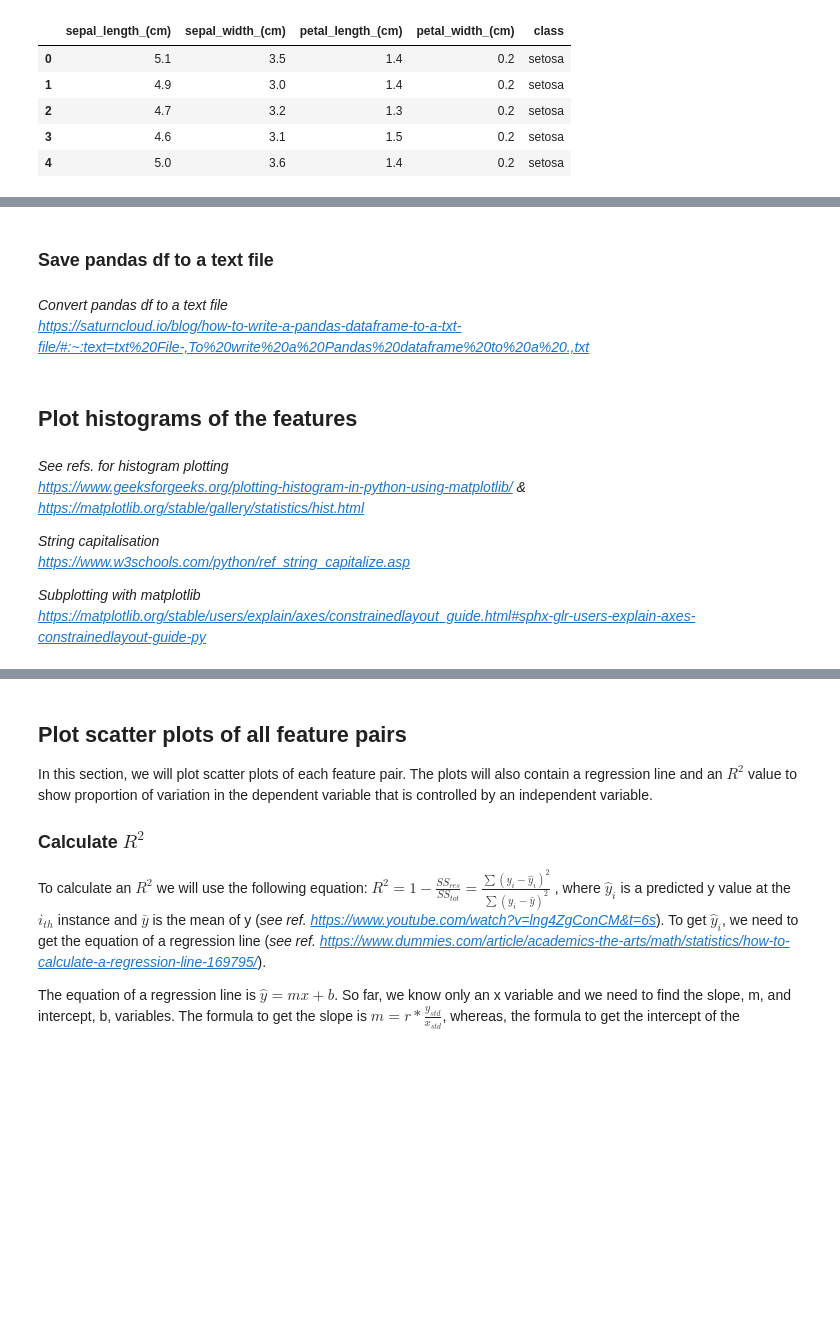
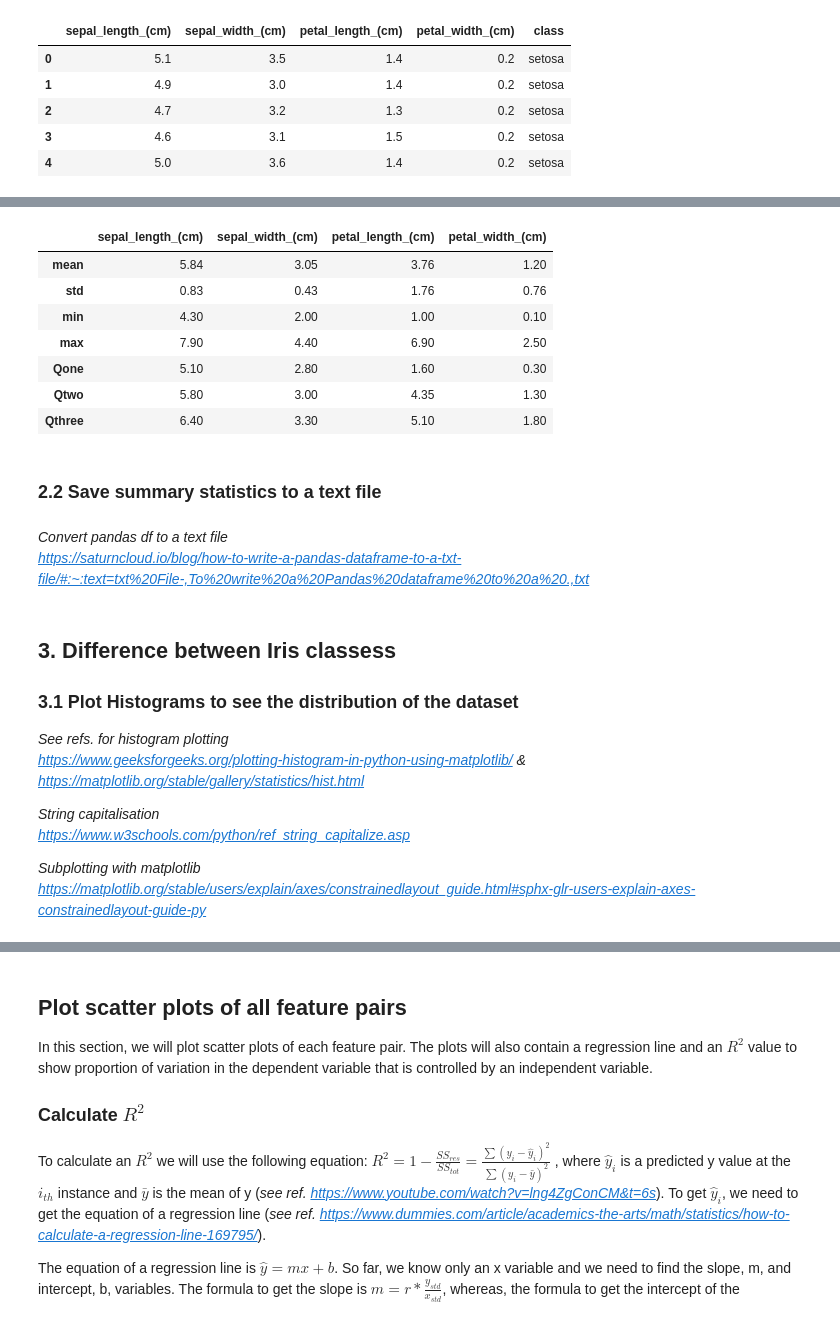
Before and after one commit to aldaszarnauskas/exploratory_analysis_iris_dataset, a Jupyter notebook: pands-project.ipynb, the cells around one changed output, grey strips where cells are left out. Drawn from its saved outputs; the diff is of its cells as text; code cells hidden in the pictures; blank space fills up the shorter version.

```diff
--- a/pands-project.ipynb
+++ b/pands-project.ipynb
@@ -184,13 +137,46 @@ sum_stats
+# %%
+adict = dict()
+features = df.columns[:4]
+statistics = ["mean", "std", "min", "max", "Qone", "Qtwo", "Qthree"]
+
+for feature in features:
+
+    feature_series = df[feature]
+
+    mean = round(np.mean(feature_series), 2) # Compute mean
+    std = round(np.std(feature_series), 2) # Compute standard
+    minima = round(np.min(feature_series), 2) # Compute minimum
+    maxima = round(np.max(feature_series), 2) # Compute maximum
+    Qone = round(np.quantile(feature_series,0.25), 2) # Compute first quartile
+    Qtwo = round(np.median(feature_series), 2) # Compute second quartile
+    Qthree = round(np.quantile(feature_series,0.75), 2) # Compute third quartile
+
+    adict[feature] = [mean, std, minima, maxima, Qone, Qtwo, Qthree]
+
+sum_stats = pd.DataFrame(adict)
+sum_stats.index = [statistics]
+sum_stats
+# %% [output]
+|  | sepal_length_(cm) | sepal_width_(cm) | petal_length_(cm) | petal_width_(cm) |
+| mean | 5.84 | 3.05 | 3.76 | 1.20 |
+| std | 0.83 | 0.43 | 1.76 | 0.76 |
+| min | 4.30 | 2.00 | 1.00 | 0.10 |
+| max | 7.90 | 4.40 | 6.90 | 2.50 |
+| Qone | 5.10 | 2.80 | 1.60 | 0.30 |
+| Qtwo | 5.80 | 3.00 | 4.35 | 1.30 |
+| Qthree | 6.40 | 3.30 | 5.10 | 1.80 |
 # %% [markdown]
-### Save pandas df to a text file
+### 2.2 Save summary statistics to a text file
 # %% [markdown]
 *Convert pandas df to a text file
 https://saturncloud.io/blog/how-to-write-a-pandas-dataframe-to-a-txt-file/#:~:text=txt%20File-,To%20write%20a%20Pandas%20dataframe%20to%20a%20.,txt*
 # %%
 sum_stats.to_csv('sum_stats.txt', sep='\t', index=True)
-# %% [markdown]
-## Plot histograms of the features
 # %% [markdown]
+## 3. Difference between Iris classess
+
+### 3.1 Plot Histograms to see the distribution of the dataset
+
 *See refs. for histogram plotting
 https://www.geeksforgeeks.org/plotting-histogram-in-python-using-matplotlib/ & https://matplotlib.org/stable/gallery/statistics/hist.html*
 
```
Also changed, not shown: parts of 14 cells of this notebook, 1 other file.
